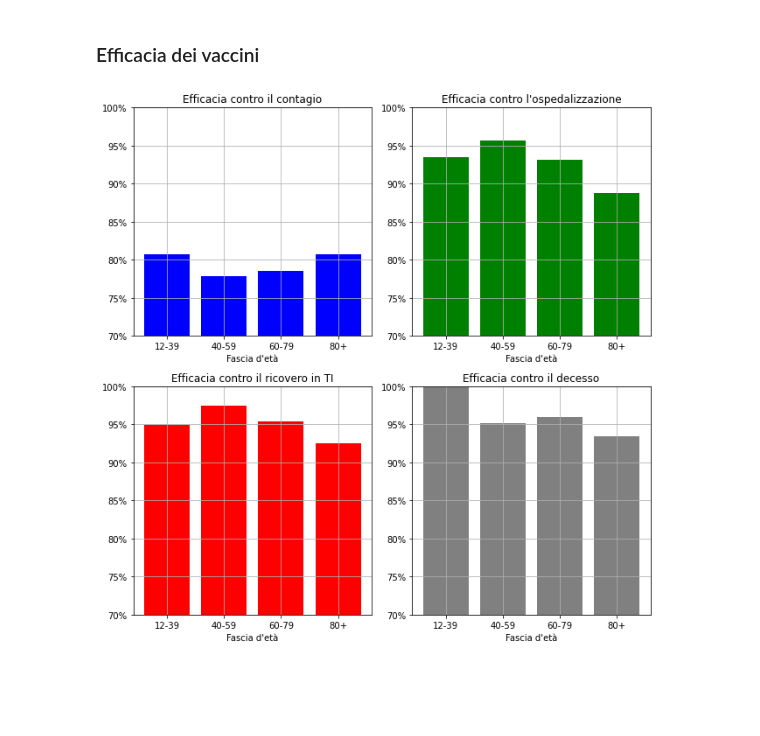
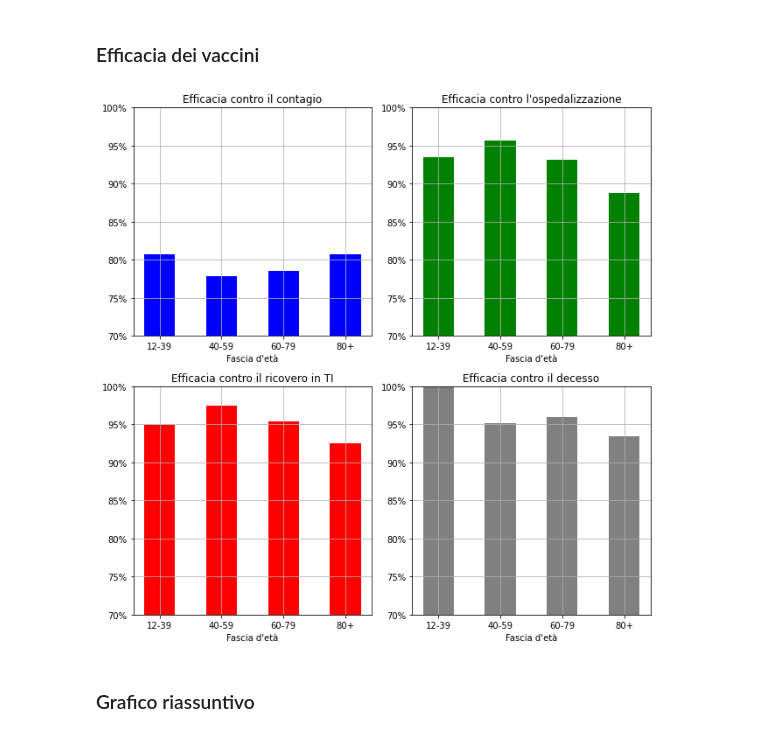
Before and after one commit to apalladi/covid_vaccini_monitoraggio, a Jupyter notebook: efficacia_vaccini.ipynb, the cells around one changed output. Saved outputs shown, nothing was run; the diff lists cells and outputs as text; code cells hidden in the pictures; blank space fills up the shorter version.

```diff
--- a/efficacia_vaccini.ipynb
+++ b/efficacia_vaccini.ipynb
@@ -103,28 +103,30 @@ def add_to_plot():
 # %%
 plt.figure(figsize=(9, 9))
 
 plt.subplot(2, 2, 1)
-plt.bar(efficacia_contagio.index, efficacia_contagio, color='blue')
+plt.bar(efficacia_contagio.index, efficacia_contagio, color='blue', width=0.5)
 plt.title('Efficacia contro il contagio')
 add_to_plot()
 
 plt.subplot(2, 2, 2)
-plt.bar(efficacia_osp.index, efficacia_osp, color='green')
+plt.bar(efficacia_osp.index, efficacia_osp, color='green', width=0.5)
 plt.title('Efficacia contro l\'ospedalizzazione')
 add_to_plot()
 
 plt.subplot(2, 2, 3)
-plt.bar(efficacia_terint.index, efficacia_terint, color='red')
+plt.bar(efficacia_terint.index, efficacia_terint, color='red', width=0.5)
 plt.title('Efficacia contro il ricovero in TI')
 add_to_plot()
 
 plt.subplot(2, 2, 4)
-plt.bar(efficacia_decessi.index, efficacia_decessi, color='gray')
+plt.bar(efficacia_decessi.index, efficacia_decessi, color='gray', width=0.5)
 plt.title('Efficacia contro il decesso')
 add_to_plot()
 
 plt.tight_layout()
 plt.savefig('risultati/efficacia_vaccini.png', dpi=300)
 plt.show()
 # %% [output]
-[figure, old version]
+[figure, new version]
+# %% [markdown]
+### Grafico riassuntivo
```
Also changed, not shown: parts of 4 cells of this notebook, 2 other files.
